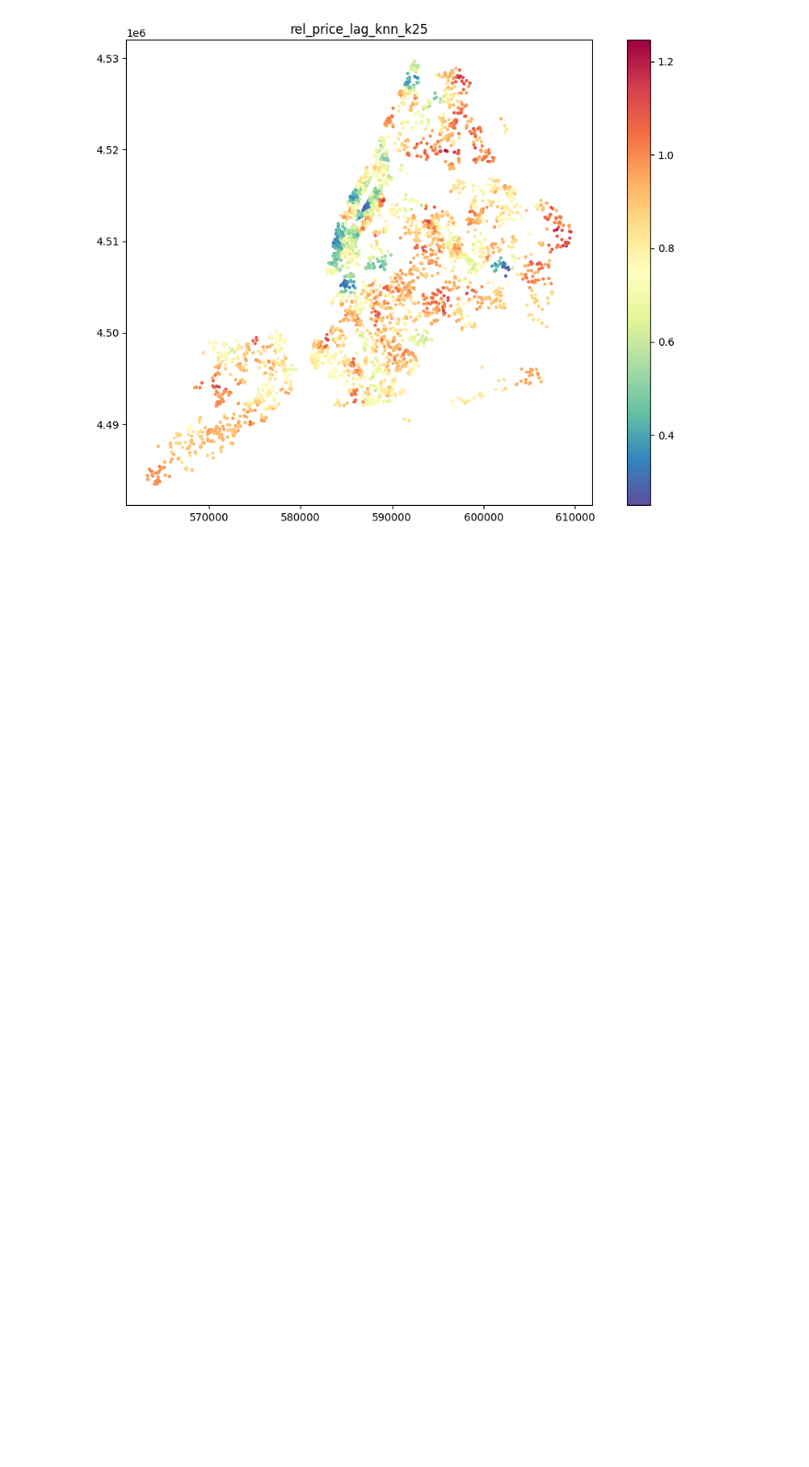
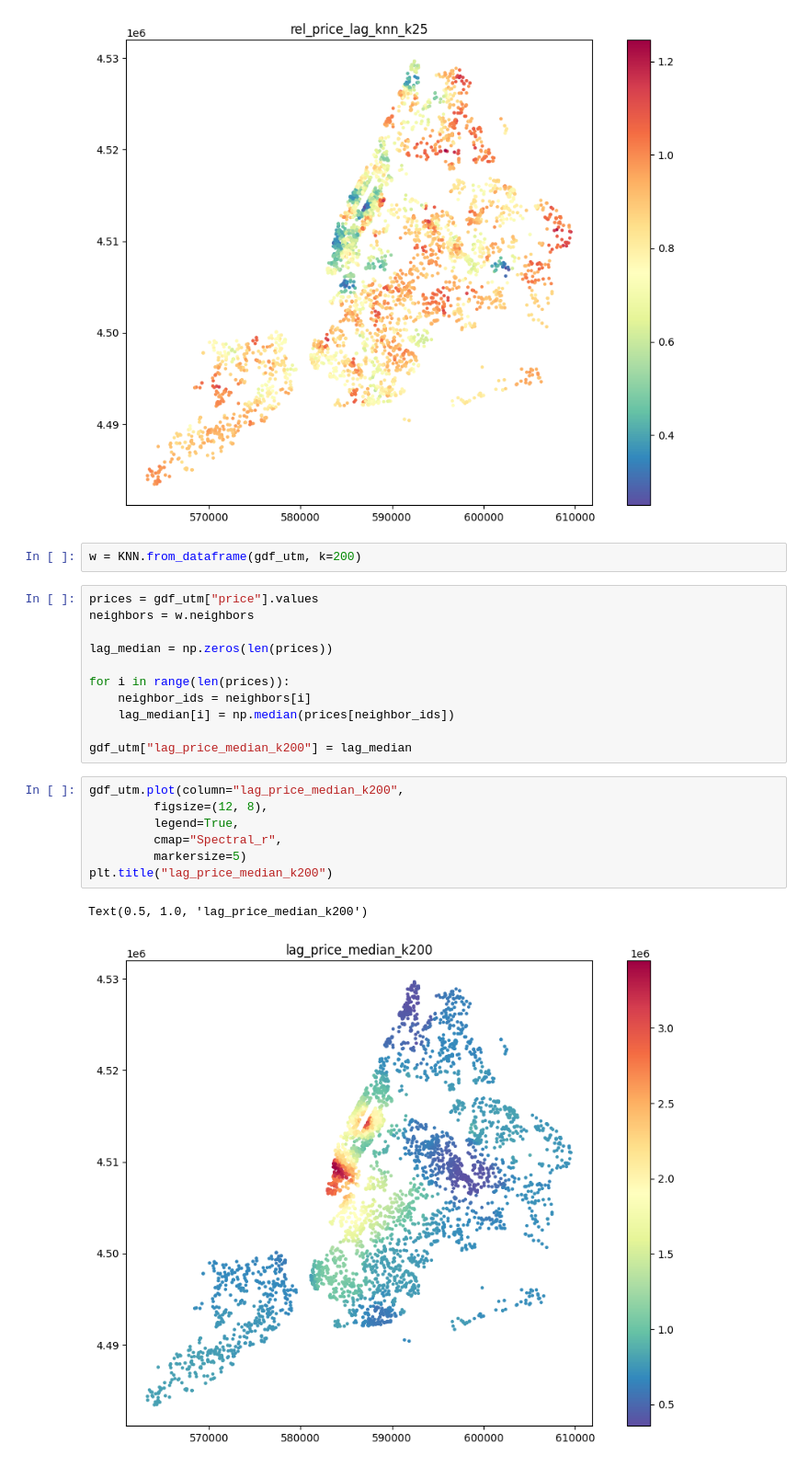
Before and after one commit to codekot/nyc-housing-project, a Jupyter notebook: notebooks/experiments/exp_03_spatial_lag.ipynb, the cells around one changed output. Shown at 92% size. Drawn from its saved outputs; the diff is of its cells as text; blank space fills up the shorter version.

Commit message:
Play with median on spatial lag

```diff
--- a/notebooks/experiments/exp_03_spatial_lag.ipynb
+++ b/notebooks/experiments/exp_03_spatial_lag.ipynb
@@ -252,3 +254,26 @@ plt.title("rel_price_lag_knn_k25")
 # %% [output]
 Text(0.5, 1.0, 'rel_price_lag_knn_k25')
 [figure]
+# %%
+w = KNN.from_dataframe(gdf_utm, k=200)
+# %%
+prices = gdf_utm["price"].values
+neighbors = w.neighbors
+
+lag_median = np.zeros(len(prices))
+
+for i in range(len(prices)):
+    neighbor_ids = neighbors[i]
+    lag_median[i] = np.median(prices[neighbor_ids])
+
+gdf_utm["lag_price_median_k200"] = lag_median
+# %%
+gdf_utm.plot(column="lag_price_median_k200",
+         figsize=(12, 8),
+         legend=True,
+         cmap="Spectral_r",
+         markersize=5)
+plt.title("lag_price_median_k200")
+# %% [output]
+Text(0.5, 1.0, 'lag_price_median_k200')
+[figure, added]
```
Also changed, not shown: parts of 3 cells of this notebook.
